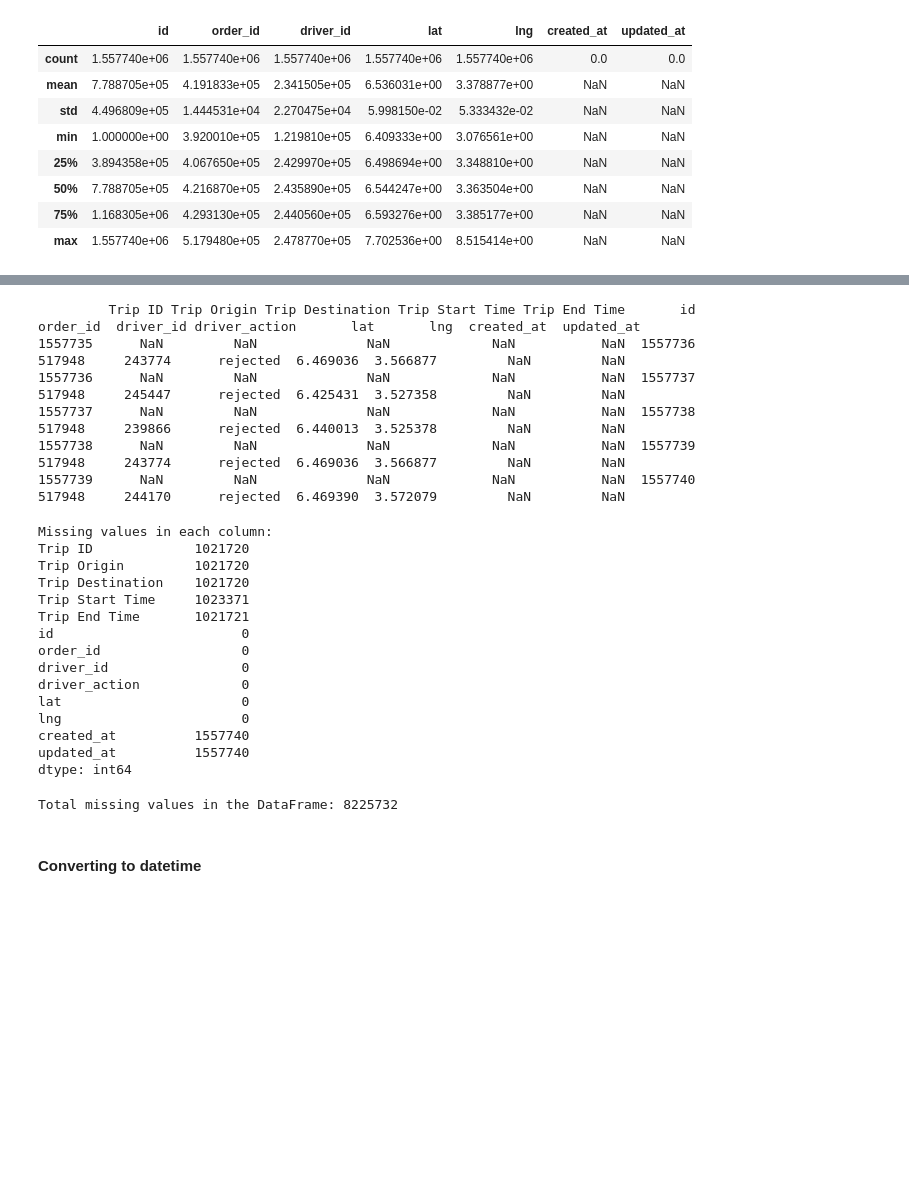
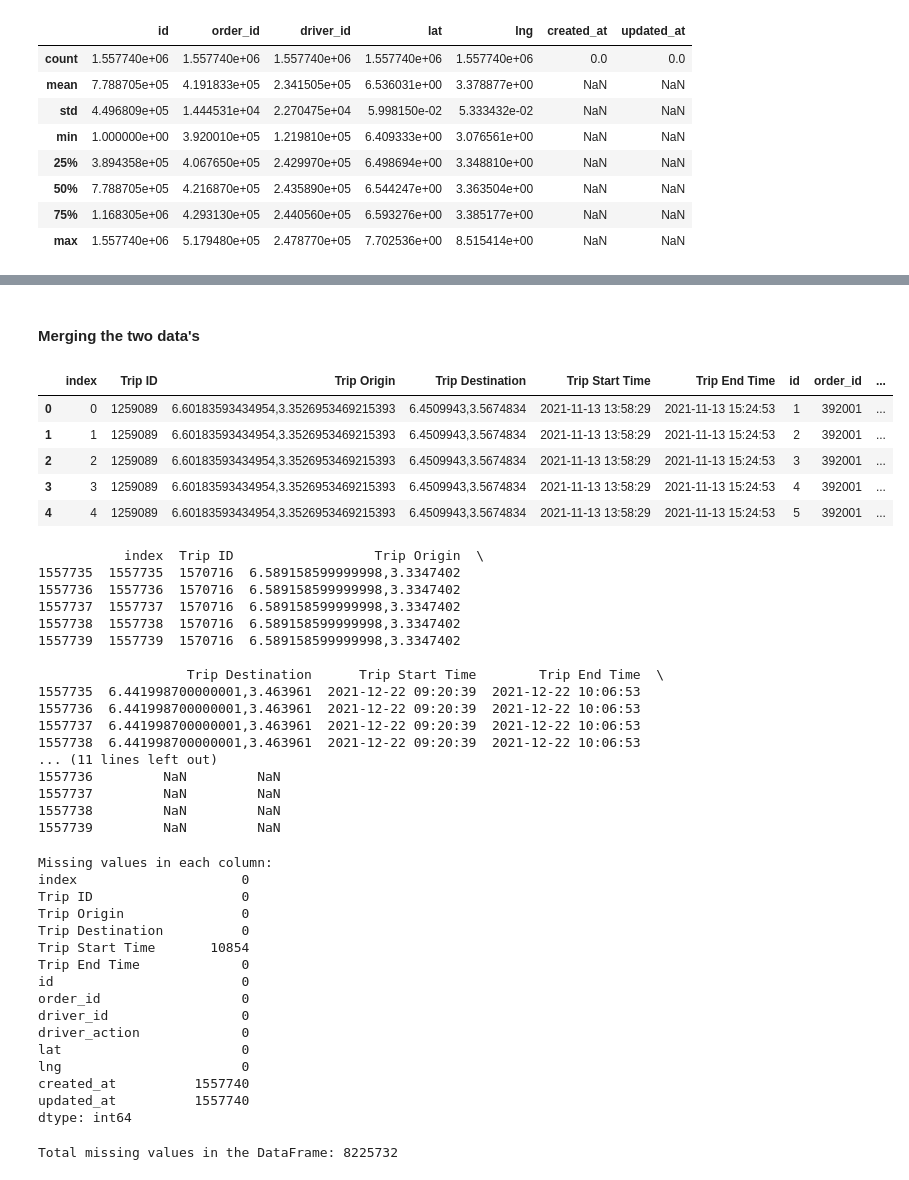
Before and after one commit to Betfsh/Logistic-optimization, a Jupyter notebook: notebooks/data_cleaning.ipynb, the cells around one changed output, grey strips where cells are left out. Drawn from its saved outputs; the diff is of its cells as text; code cells hidden in the pictures; blank space fills up the shorter version.

```diff
--- a/notebooks/data_cleaning.ipynb
+++ b/notebooks/data_cleaning.ipynb
@@ -115,23 +162,49 @@ print(merged_df.head(5).to_string())
+# %% [markdown]
+#### Merging the two data's
+# %%
+# using driver location dataframe as the base dataframe
+merged_data = pd.merge(df1, df2, left_index=True, right_on='order_id').reset_index()
+merged_data.drop('index',axis=1).to_csv('merged_data .csv')
+merged_data.head()
+# %% [output]
+|  | index | Trip ID | Trip Origin | Trip Destination | Trip Start Time | Trip End Time | id | order_id | ... |
+| 0 | 0 | 1259089 | 6.60183593434954,3.3526953469215393 | 6.4509943,3.5674834 | 2021-11-13 13:58:29 | 2021-11-13 15:24:53 | 1 | 392001 | ... |
+| 1 | 1 | 1259089 | 6.60183593434954,3.3526953469215393 | 6.4509943,3.5674834 | 2021-11-13 13:58:29 | 2021-11-13 15:24:53 | 2 | 392001 | ... |
+| 2 | 2 | 1259089 | 6.60183593434954,3.3526953469215393 | 6.4509943,3.5674834 | 2021-11-13 13:58:29 | 2021-11-13 15:24:53 | 3 | 392001 | ... |
+| 3 | 3 | 1259089 | 6.60183593434954,3.3526953469215393 | 6.4509943,3.5674834 | 2021-11-13 13:58:29 | 2021-11-13 15:24:53 | 4 | 392001 | ... |
+| 4 | 4 | 1259089 | 6.60183593434954,3.3526953469215393 | 6.4509943,3.5674834 | 2021-11-13 13:58:29 | 2021-11-13 15:24:53 | 5 | 392001 | ... |
 # %%
-print(merged_df.tail(5).to_string())
+print(merged_data.tail(5))
 # %% [output]
-         Trip ID Trip Origin Trip Destination Trip Start Time Trip End Time       id  order_id  driver_id driver_action       lat       lng  created_at  updated_at
-1557735      NaN         NaN              NaN             NaN           NaN  1557736    517948     243774      rejected  6.469036  3.566877         NaN         NaN
-1557736      NaN         NaN              NaN             NaN           NaN  1557737    517948     245447      rejected  6.425431  3.527358         NaN         NaN
-1557737      NaN         NaN              NaN             NaN           NaN  1557738    517948     239866      rejected  6.440013  3.525378         NaN         NaN
-1557738      NaN         NaN              NaN             NaN           NaN  1557739    517948     243774      rejected  6.469036  3.566877         NaN         NaN
-1557739      NaN         NaN              NaN             NaN           NaN  1557740    517948     244170      rejected  6.469390  3.572079         NaN         NaN
+           index  Trip ID                  Trip Origin  \
+1557735  1557735  1570716  6.589158599999998,3.3347402
+1557736  1557736  1570716  6.589158599999998,3.3347402
+1557737  1557737  1570716  6.589158599999998,3.3347402
+1557738  1557738  1570716  6.589158599999998,3.3347402
+1557739  1557739  1570716  6.589158599999998,3.3347402
+
+                   Trip Destination      Trip Start Time        Trip End Time  \
+1557735  6.441998700000001,3.463961  2021-12-22 09:20:39  2021-12-22 10:06:53
+1557736  6.441998700000001,3.463961  2021-12-22 09:20:39  2021-12-22 10:06:53
+1557737  6.441998700000001,3.463961  2021-12-22 09:20:39  2021-12-22 10:06:53
+1557738  6.441998700000001,3.463961  2021-12-22 09:20:39  2021-12-22 10:06:53
+... (11 lines left out)
+1557736         NaN         NaN
+1557737         NaN         NaN
+1557738         NaN         NaN
+1557739         NaN         NaN
 # %%
-missing_values = merged_df.isna().sum()
+missing_values = merged_data.isna().sum()
 print("Missing values in each column:")
 print(missing_values)
 # %% [output]
 Missing values in each column:
-Trip ID             1021720
-Trip Origin         1021720
-Trip Destination    1021720
-Trip Start Time     1023371
-Trip End Time       1021721
+index                     0
+Trip ID                   0
+Trip Origin               0
+Trip Destination          0
+Trip Start Time       10854
+Trip End Time             0
 id                        0
 order_id                  0
 driver_id                 0
@@ -146,5 +219,3 @@ total_missing = merged_df.isna().sum().sum()
 print("\nTotal missing values in the DataFrame:", total_missing)
 # %% [output]
 Total missing values in the DataFrame: 8225732
-# %% [markdown]
-#### Converting to datetime
```
Also changed, not shown: parts of 19 cells of this notebook.
